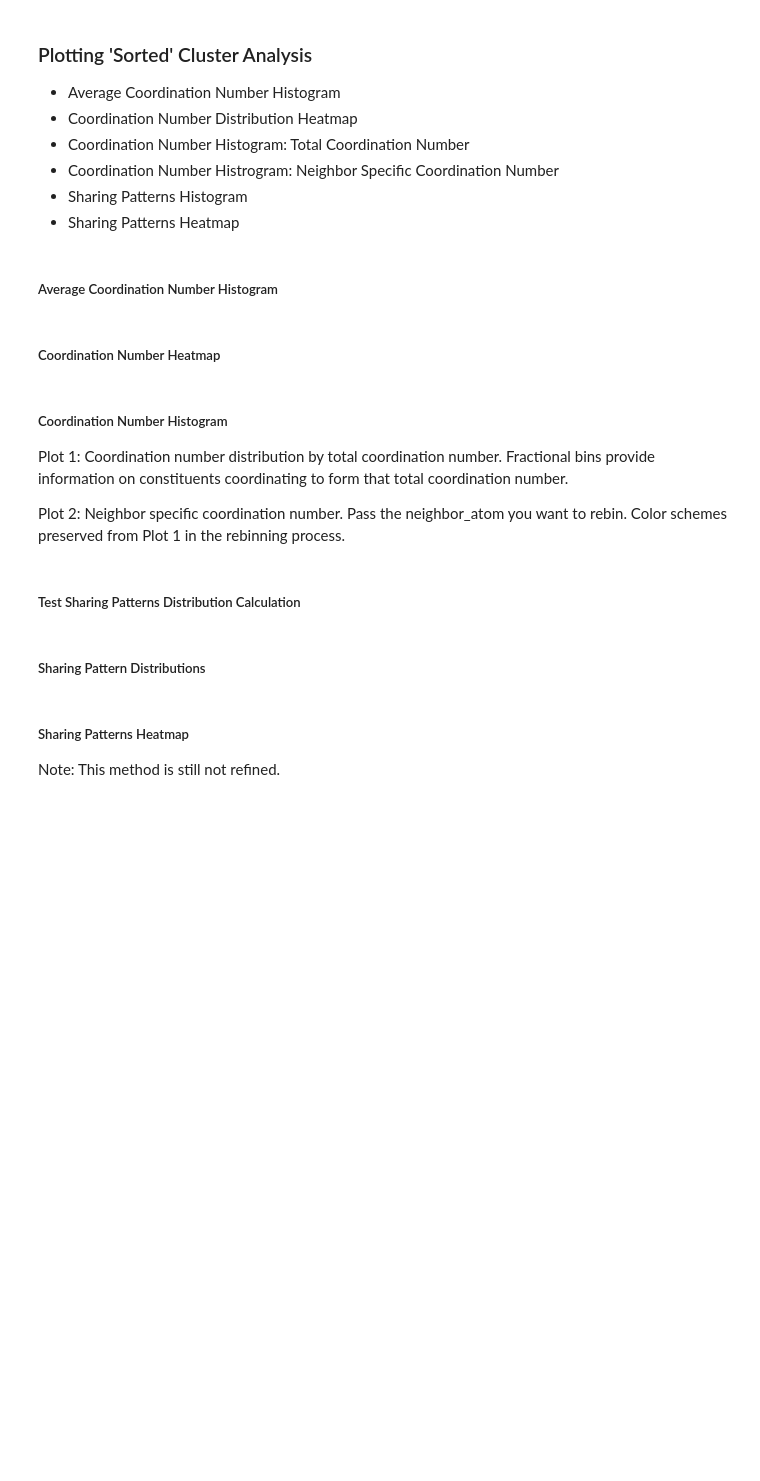
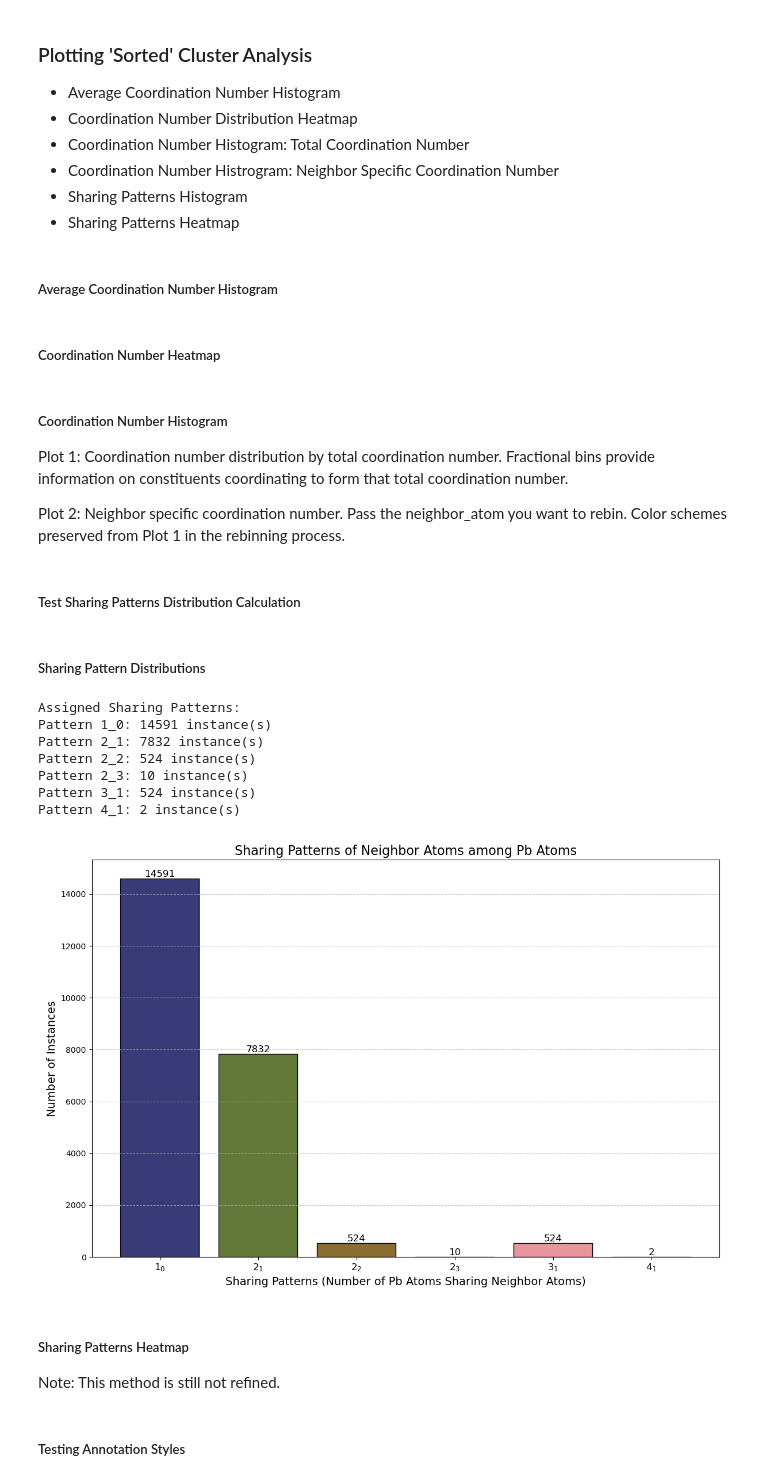
Before and after one commit to kewh5868/MDScatter, a Jupyter notebook: notebooks/3_clusterstatistics.ipynb, the cells around one changed output. Saved outputs shown, nothing was run; the diff lists cells and outputs as text; code cells hidden in the pictures; blank space fills up the shorter version.

Commit message:
work on improving tools for coordination number distributions and bridging ligand sharing pattern evaluation

```diff
--- a/notebooks/3_clusterstatistics.ipynb
+++ b/notebooks/3_clusterstatistics.ipynb
@@ -112,15 +115,14 @@ for ir in ionic_radii:
 %matplotlib widget
 
 ## -- DEFINE THE PDB FOLDER PATH
-# pdb_directory = '/Users/keithwhite/repos/MDScatter/data/example/solute_cluster_pdb_files_240920_164337'
-pdb_directory = '/Users/keithwhite/repos/MDScatter/data/example/solute-solvent_cluster_pdb_files'
+pdb_directory = '/Users/keithwhite/repos/MDScatter/data/PbI2_DMSO_0p8M_cr_nb/clusters_pdb_sc3p7_PbO-3'
 
 ## -- SETUP FOR FIRST COORDINATION SHELL
 target_elements = ['Pb']
 neighbor_elements = ['O', 'I']
 distance_thresholds = {
     ('Pb', 'O'): 3.0,  # Example threshold distances in angstroms
-    ('Pb', 'I'): 3.8
+    ('Pb', 'I'): 3.7
 }
 
 ## -- FOR CHARGE DISTRIBUTION CALCULATION - USE SETUP TOOL TO SET THESE VALUES
@@ -163,7 +165,7 @@ analyzer.sort_pdb_files_by_node_count(node_elements=['Pb'])
 ### Calculate Coordination Number & Sharing Statistics
 # %%
 # User provides the path to the sorted folder
-sorted_pdb_folder = '/Users/keithwhite/repos/MDScatter/data/example/sorted_solute-solvent_cluster_pdb_files'
+sorted_pdb_folder = '/Users/keithwhite/repos/MDScatter/data/PbI2_DMSO_0p8M_cr_nb/sorted_clusters_pdb_sc3p7_PbO-3'
 
 # Define the target and neighbor elements
 target_elements = ['Pb']  # Example target elements
@@ -172,7 +174,7 @@ neighbor_elements = ['O', 'I']  # Example neighbor elements
 # Define distance thresholds for atom pairs
 distance_thresholds = {
     ('Pb', 'O'): 3.0,  # Threshold distances in angstroms
-    ('Pb', 'I'): 3.8
+    ('Pb', 'I'): 3.7
 }
 
 # Run the coordination calculation with distance thresholds
@@ -279,14 +300,24 @@ print(f"PDB File: {first_instance['pdb_file']}")
 # %%
 # After running calculate_coordination_stats_by_subfolder
 coordination_stats, sharing_patterns = analyzer.calculate_coordination_stats_by_subfolder(
     sorted_pdb_folder=sorted_pdb_folder,
     target_elements=target_elements,
     neighbor_elements=neighbor_elements,
     distance_thresholds=distance_thresholds
 )
 
 # analyzer.plot_sharing_pattern_histogram(sharing_patterns, neighbor_atom='I')
-analyzer.plot_sharing_pattern_histogram(sharing_patterns, target_atom='Pb')
+analyzer.plot_sharing_pattern_histogram(sharing_patterns, target_atom='Pb', color_palette='tab20b')
+## Update this eliminate degeneracy in counting sharing motifs. Seems like all atoms are being counted as 1_0 sharing.
+# %% [output]
+Assigned Sharing Patterns:
+Pattern 1_0: 14591 instance(s)
+Pattern 2_1: 7832 instance(s)
+Pattern 2_2: 524 instance(s)
+Pattern 2_3: 10 instance(s)
+Pattern 3_1: 524 instance(s)
+Pattern 4_1: 2 instance(s)
+[figure, added]
 # %% [markdown]
 ##### Sharing Patterns Heatmap
 Note: This method is still not refined.
@@ -302,2 +325,4 @@ coordination_stats, sharing_patterns = analyzer.calculate_coordination_stats_by_
 # Plot the sharing patterns heatmap
 analyzer.plot_sharing_patterns_heatmap(sharing_patterns)
+# %% [markdown]
+##### Testing Annotation Styles
```
Also changed, not shown: parts of 5 cells of this notebook, 1 other file.
